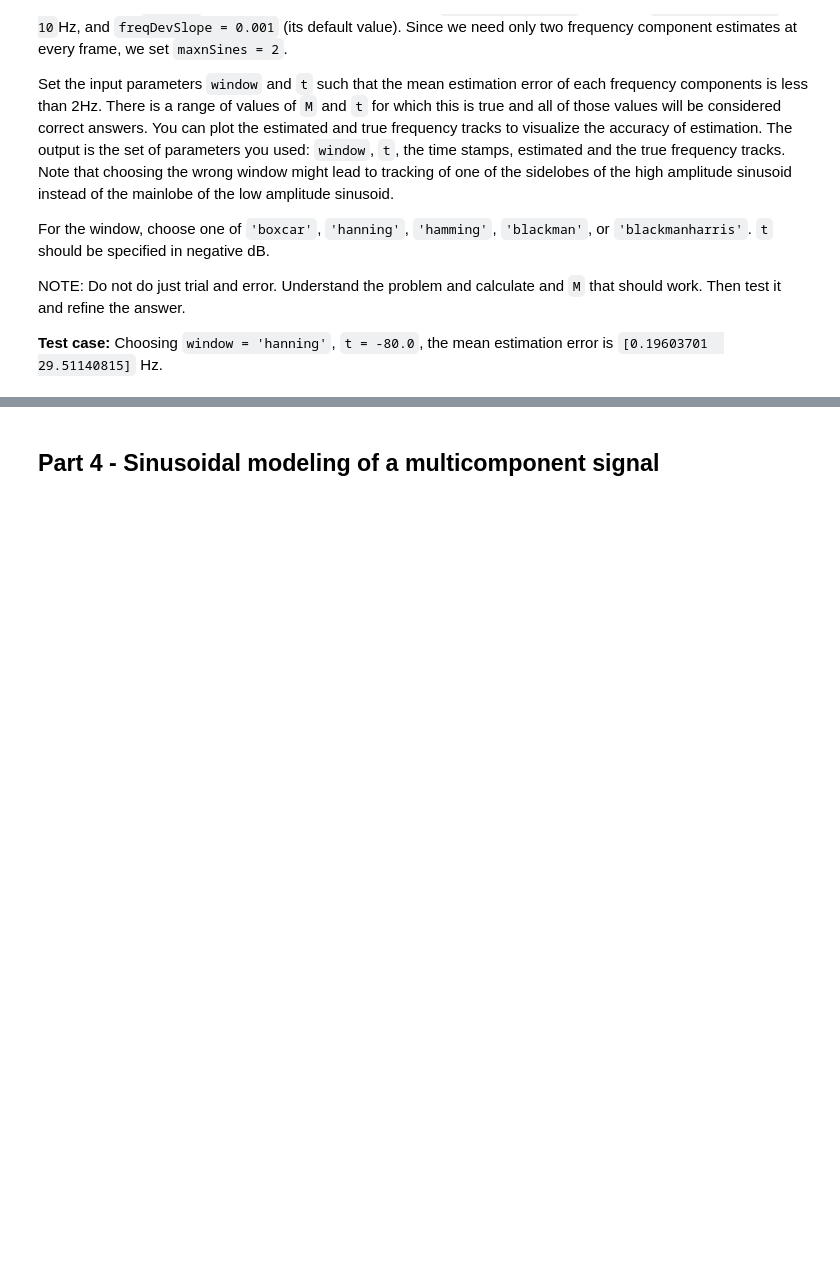
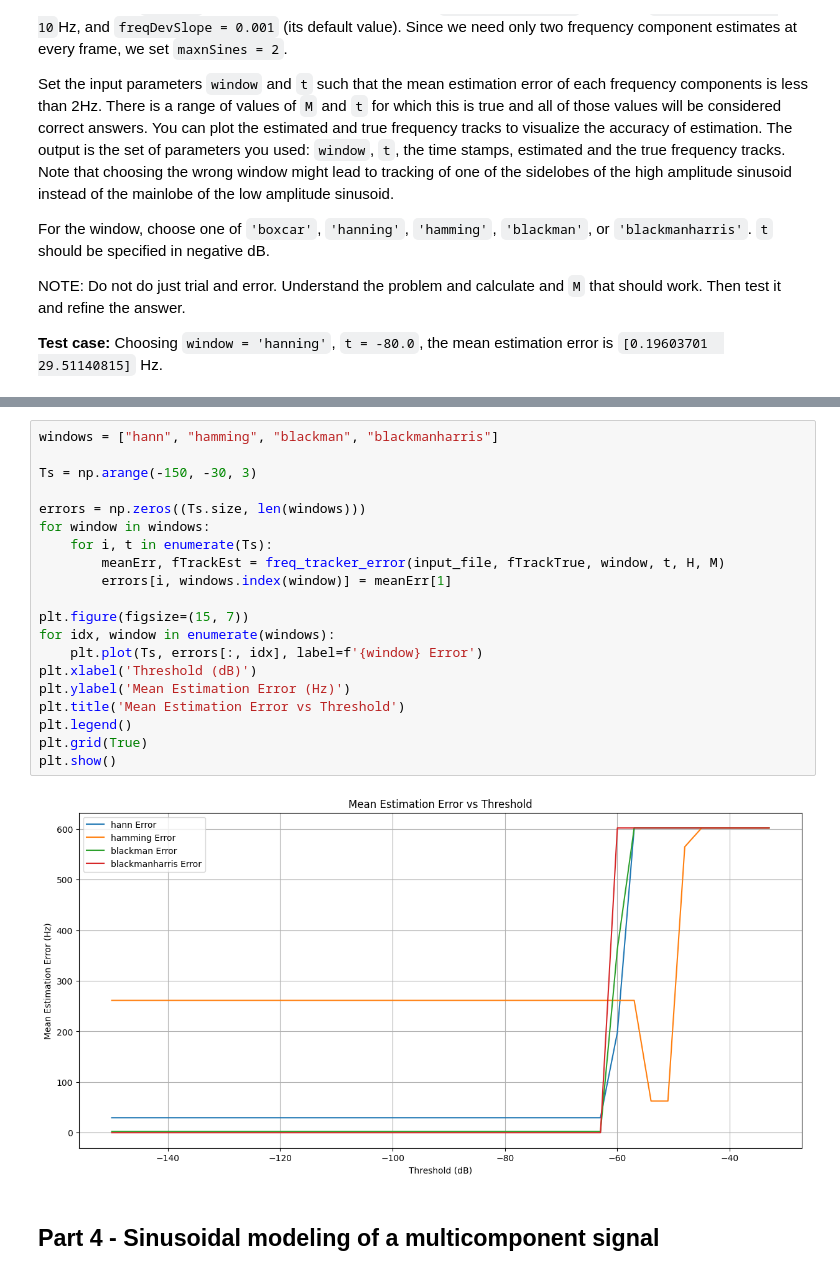
Before and after one commit to inspektral/sms-tools-materials, a Jupyter notebook: exercises/E5-Sinusoidal-model.ipynb, the cells around one changed output, grey strips where cells are left out. Cells and saved outputs as stored; diff of their text form; blank space fills up the shorter version.

```diff
--- a/exercises/E5-Sinusoidal-model.ipynb
+++ b/exercises/E5-Sinusoidal-model.ipynb
@@ -380,3 +416,25 @@ fTrackTrue = gen_true_freq_tracks_440_602 (tStamps)
+# %%
+windows = ["hann", "hamming", "blackman", "blackmanharris"]
+
+Ts = np.arange(-150, -30, 3)
+
+errors = np.zeros((Ts.size, len(windows)))
+for window in windows:
+    for i, t in enumerate(Ts):
+        meanErr, fTrackEst = freq_tracker_error(input_file, fTrackTrue, window, t, H, M)
+        errors[i, windows.index(window)] = meanErr[1]
+
+plt.figure(figsize=(15, 7))
+for idx, window in enumerate(windows):
+    plt.plot(Ts, errors[:, idx], label=f'{window} Error')
+plt.xlabel('Threshold (dB)')
+plt.ylabel('Mean Estimation Error (Hz)')
+plt.title('Mean Estimation Error vs Threshold')
+plt.legend()
+plt.grid(True)
+plt.show()
+# %% [output]
+[figure, added]
 # %% [markdown]
 ## Part 4 - Sinusoidal modeling of a multicomponent signal
 # %% [markdown]
```
Also changed, not shown: parts of 10 cells of this notebook, 2 other files.
